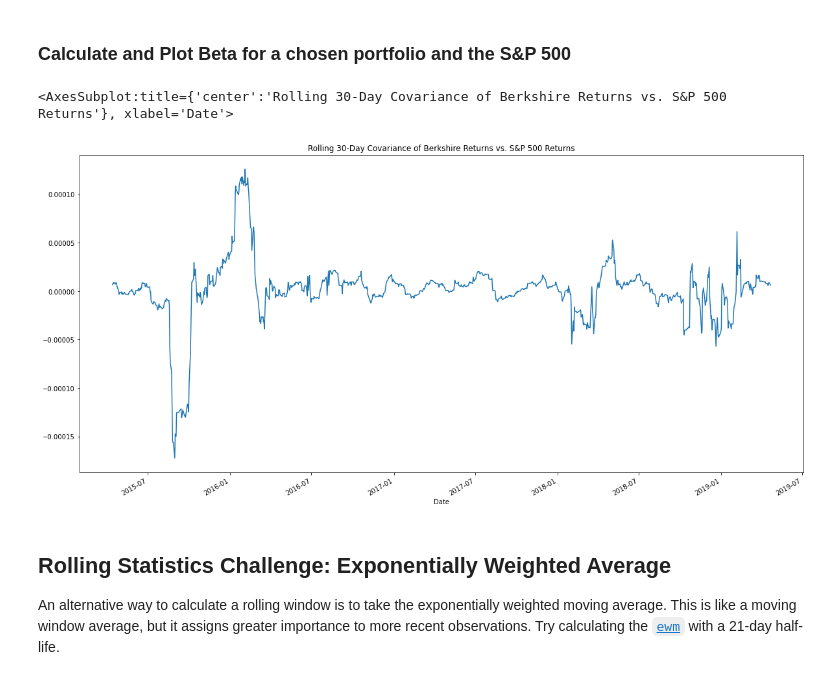
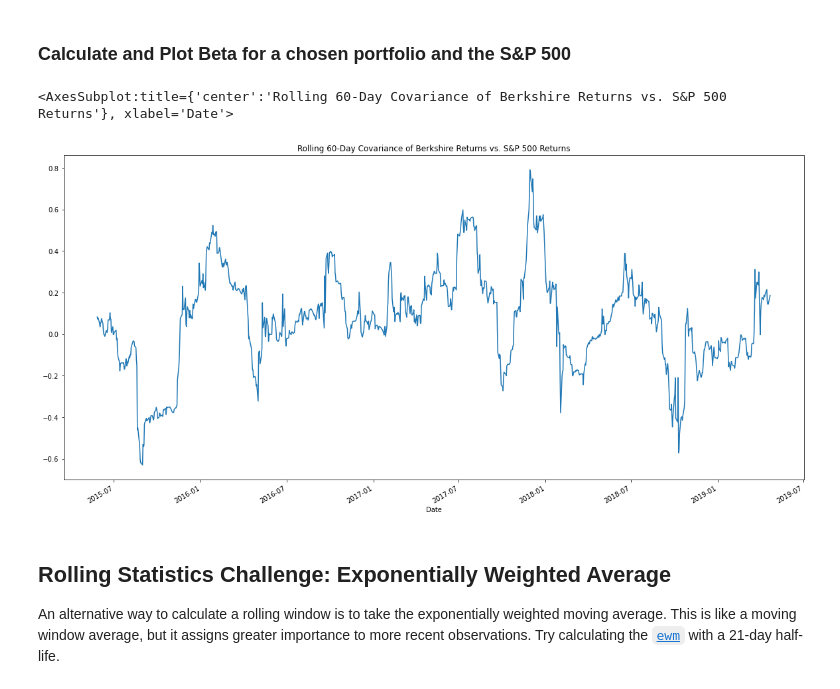
Before and after one commit to DanEspin0821/Pandas_HW, a Jupyter notebook: whale_analysis.ipynb, the cells around one changed output. Drawn from its saved outputs; the diff is of its cells as text; code cells hidden in the pictures.

```diff
--- a/whale_analysis.ipynb
+++ b/whale_analysis.ipynb
@@ -34,6 +33,7 @@ whalepath = Path("Resources/whale_returns.csv")
 # Set the `date` column as a datetime index to the DataFrame
 whale_df = pd.read_csv(whalepath, index_col="Date",infer_datetime_format=True,parse_dates=True)
 
+whale_df = whale_df.sort_index()
 # Preview Data
 whale_df.head()
 # %% [output]
@@ -56,7 +56,7 @@ dtype: int64
 # %%
 # Drop nulls
 # Cleaning nulls from DataFrame by dropping
-whale_df = whale_df.dropna().copy()
+whale_df = whale_df.dropna()
 whale_df
 # %% [output]
 |  | SOROS FUND MANAGEMENT LLC | PAULSON & CO.INC. | TIGER GLOBAL MANAGEMENT LLC | BERKSHIRE HATHAWAY INC |
@@ -165,7 +165,6 @@ dtype: object
 # Fix Data Types
 # Clean identified numeric fields with $ symbol and convert `Close` from `object` to `float`
 sp500_df["Close"] = sp500_df["Close"].str.replace("$", "").astype("float")
-sp500_df.sort_index(inplace = True)
 sp500_df
 # %% [output]
 |  | Close |
@@ -389,21 +389,16 @@ sns.heatmap(correlation, vmin=-1, vmax=1,)
 ### Calculate and Plot Beta for a chosen portfolio and the S&P 500
 # %%
 # Calculate covariance of a single portfolio
-covariance = combined_df['BERKSHIRE HATHAWAY INC'].cov(combined_df['S&P 500'])
-covariance
+covariance = combined_df["BERKSHIRE HATHAWAY INC"].rolling(window=60).cov(combined_df["S&P 500"])
 # Calculate variance of S&P 500
-variance = combined_df['S&P 500'].var()
-variance
+variance = combined_df["S&P 500"].rolling(60).var()
 # Computing beta
 berkshire_beta = covariance / variance
-berkshire_beta
 # Plot beta trend
-# Calculate 30-day rolling covariance of berkshire vs. S&P 500 and plot the data
-rolling_covariance = combined_df['BERKSHIRE HATHAWAY INC'].rolling(window=30).cov(combined_df['S&P 500'])
-rolling_covariance.plot(figsize=(20, 10), title='Rolling 30-Day Covariance of Berkshire Returns vs. S&P 500 Returns')
+berkshire_beta.plot(figsize=(20, 10), title='Rolling 60-Day Covariance of Berkshire Returns vs. S&P 500 Returns')
 # %% [output]
-<AxesSubplot:title={'center':'Rolling 30-Day Covariance of Berkshire Returns vs. S&P 500 Returns'}, xlabel='Date'>
+<AxesSubplot:title={'center':'Rolling 60-Day Covariance of Berkshire Returns vs. S&P 500 Returns'}, xlabel='Date'>
-[figure, old version]
+[figure, new version]
 # %% [markdown]
 ## Rolling Statistics Challenge: Exponentially Weighted Average
 
```
Also changed, not shown: parts of 16 cells of this notebook.
